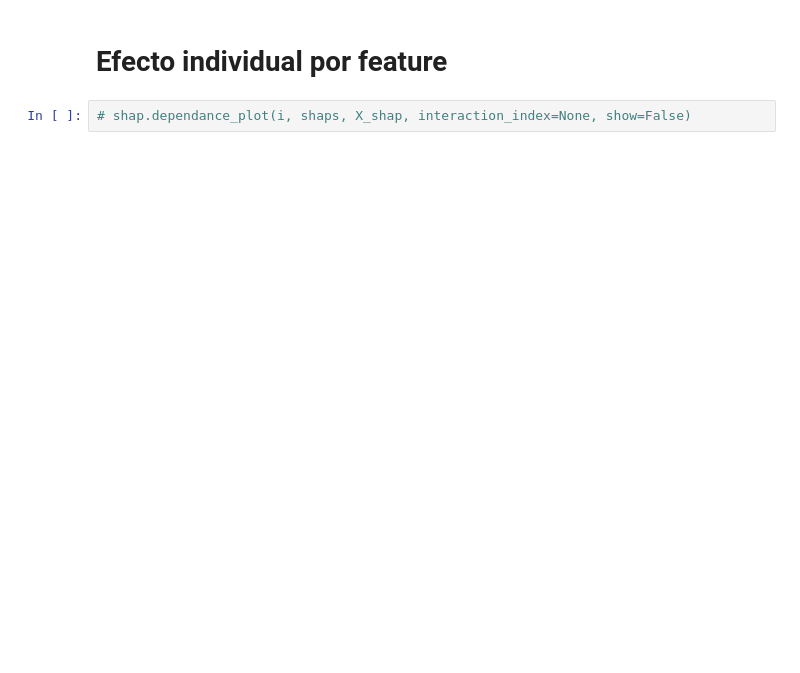
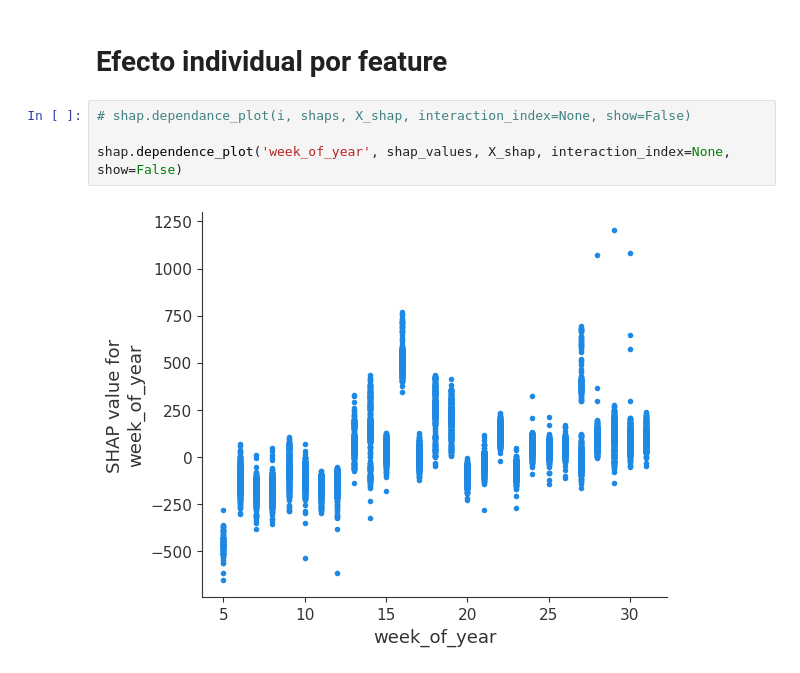
Before and after one commit to zayo1511/LabAprEst, a Jupyter notebook: Parcial4/shap_rossman_lightgbm_sin_resolver.ipynb, the cells around one changed output. Cells and saved outputs as stored; diff of their text form; blank space fills up the shorter version.

```diff
--- a/Parcial4/shap_rossman_lightgbm_sin_resolver.ipynb
+++ b/Parcial4/shap_rossman_lightgbm_sin_resolver.ipynb
@@ -274,3 +306,7 @@ import shap
 # Efecto individual por feature
 # %%
 # shap.dependance_plot(i, shaps, X_shap, interaction_index=None, show=False)
+
+shap.dependence_plot('week_of_year', shap_values, X_shap, interaction_index=None, show=False)
+# %% [output]
+[figure, added]
```
Also changed, not shown: parts of 5 cells of this notebook.
